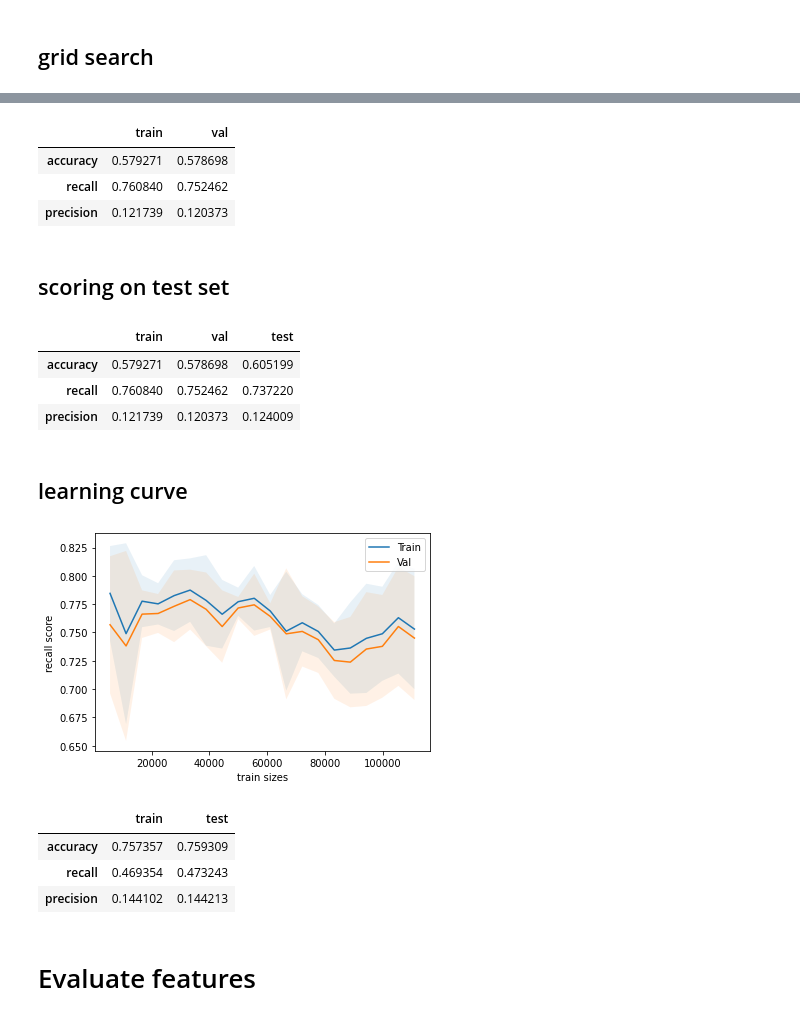
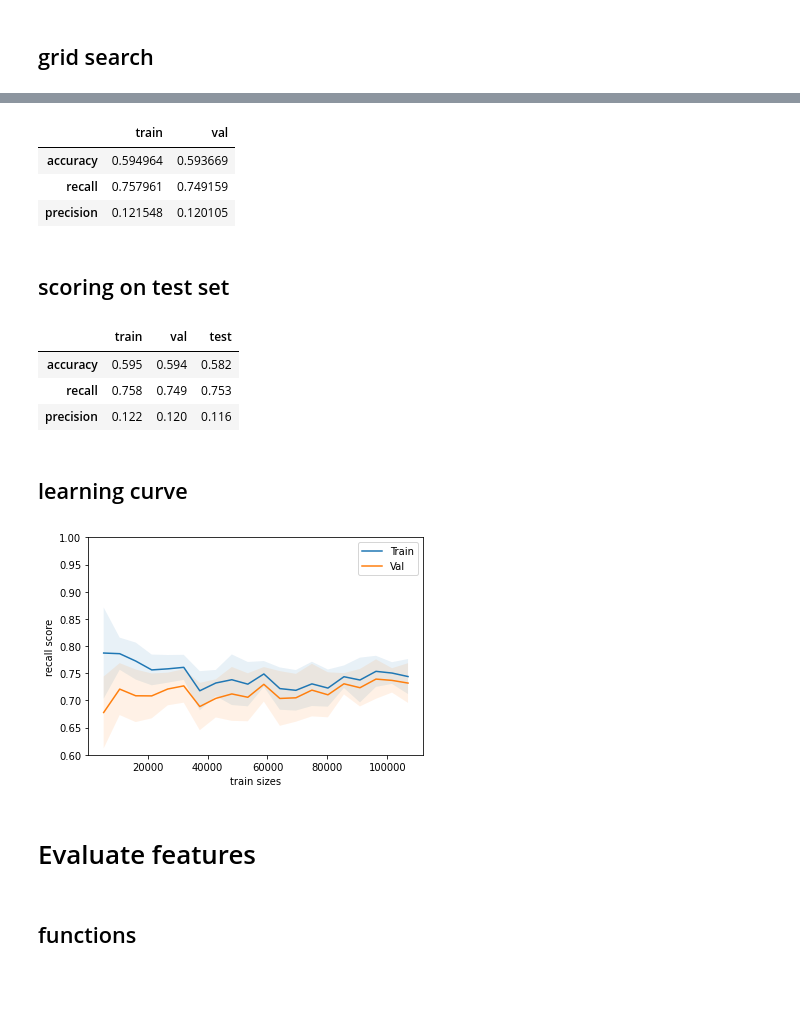
Before and after one commit to hanbo-e/wimlds_emissions, a Jupyter notebook: notebooks/baseline_model_guli.ipynb, the cells around one changed output, grey strips where cells are left out. Drawn from its saved outputs; the diff is of its cells as text; code cells hidden in the pictures; blank space fills up the shorter version.

Commit message:
updated the baseline model after further cleaning data

```diff
--- a/notebooks/baseline_model_guli.ipynb
+++ b/notebooks/baseline_model_guli.ipynb
@@ -107,16 +133,26 @@ X_train[cols].head()
 # %% [markdown]
 ## grid search
 # %%
-tree = DecisionTreeClassifier(class_weight='balanced')
+# Preprocessor
+preprocessor = ColumnTransformer([
+    ('encoder', OneHotEncoder(handle_unknown='ignore'), ['MAKE'])],
+    remainder='passthrough'
+)
+
+# Combine preprocessor and linear model in pipeline
+pipe = Pipeline([
+    ('preprocessing', preprocessor),
+    ('model', DecisionTreeClassifier(class_weight='balanced'))
+])
 
 # Hyperparameter Grid
-grid = {'max_depth': np.arange(2, 20, 1)}
+grid = {'model__max_depth': np.arange(2, 20, 1)}
 
 # Instanciate Grid Search
-search = GridSearchCV(tree,
+search = GridSearchCV(pipe,
                       grid,
                       scoring=['accuracy', 'recall', 'precision'],
-                      cv=5,
+                      cv=10,
                       refit='recall',
                       return_train_score=True,
                       n_jobs=-1
@@ -129,18 +177,18 @@ search.best_params_, search.best_score_
 # %%
 result = search.cv_results_
-tmp = pd.DataFrame({'train':{'accuracy': result['mean_train_accuracy'][1],
-                       'recall': result['mean_train_recall'][1],
-                       'precision': result['mean_train_precision'][1]},
-              'val':{'accuracy': result['mean_test_accuracy'][1],
-                       'recall': result['mean_test_recall'][1],
-                       'precision': result['mean_test_precision'][1]}
+tmp = pd.DataFrame({'train':{'accuracy': result['mean_train_accuracy'][6],
+                       'recall': result['mean_train_recall'][6],
+                       'precision': result['mean_train_precision'][6]},
+              'val':{'accuracy': result['mean_test_accuracy'][6],
+                       'recall': result['mean_test_recall'][6],
+                       'precision': result['mean_test_precision'][6]}
              })
 tmp
 # %% [output]
 |  | train | val |
-| accuracy | 0.579271 | 0.578698 |
-| recall | 0.760840 | 0.752462 |
-| precision | 0.121739 | 0.120373 |
+| accuracy | 0.594964 | 0.593669 |
+| recall | 0.757961 | 0.749159 |
+| precision | 0.121548 | 0.120105 |
 # %% [markdown]
 ## scoring on test set
 # %%
@@ -149,12 +197,12 @@ y_true = y_test
 tmp.loc['accuracy', 'test'] = accuracy_score(y_true, y_pred)
 tmp.loc['recall', 'test'] = recall_score(y_true, y_pred)
 tmp.loc['precision', 'test'] = precision_score(y_true, y_pred)
-tmp
+tmp.round(3)
 # %% [output]
 |  | train | val | test |
-| accuracy | 0.579271 | 0.578698 | 0.605199 |
-| recall | 0.760840 | 0.752462 | 0.737220 |
-| precision | 0.121739 | 0.120373 | 0.124009 |
+| accuracy | 0.595 | 0.594 | 0.582 |
+| recall | 0.758 | 0.749 | 0.753 |
+| precision | 0.122 | 0.120 | 0.116 |
 # %% [markdown]
 ## learning curve
 # %%
@@ -163,57 +211,37 @@ from sklearn.model_selection import ShuffleSplit
 
 cv = ShuffleSplit(n_splits=5, test_size=0.2, random_state=42)
 
 train_sizes, train_scores, test_scores = learning_curve(search.best_estimator_,
                                                         X_train[cols],
                                                         y_train,
                                                         train_sizes=np.linspace(0.05, 1, 20),
                                                         cv=cv,
                                                         scoring='recall',
                                                         n_jobs=-1
                                                        )
 train_scores_mean = np.mean(train_scores, axis=1)
 train_scores_std = np.std(train_scores, axis=1)
 test_scores_mean = np.mean(test_scores, axis=1)
 test_scores_std = np.std(test_scores, axis=1)
 
 plt.plot(train_sizes, train_scores_mean, label = 'Train')
 plt.fill_between(train_sizes,
                  train_scores_mean - train_scores_std,
                  train_scores_mean + train_scores_std,
                  alpha=0.1)
 
 plt.plot(train_sizes, test_scores_mean, label = 'Val')
 plt.fill_between(train_sizes,
                  test_scores_mean - test_scores_std,
                  test_scores_mean + test_scores_std,
                  alpha=0.1)
 plt.legend()
 plt.ylabel('recall score')
-plt.xlabel('train sizes');
+plt.xlabel('train sizes')
+plt.ylim(0.6, 1);
 # %% [output]
-[figure, old version]
+[figure, new version]
-# %%
-from sklearn.metrics import accuracy_score, recall_score, precision_score
-
-scores = {'train':{}, 'test':{}}
-# train set
-y_true = y_train
-y_pred = (X_train.VEHICLE_AGE > 16).astype('int')
-scores['train']['accuracy'] = accuracy_score(y_true, y_pred)
-scores['train']['recall'] = recall_score(y_true, y_pred)
-scores['train']['precision'] = precision_score(y_true, y_pred)
-# test set
-y_true = y_test
-y_pred = (X_test.VEHICLE_AGE > 16).astype('int')
-scores['test']['accuracy'] = accuracy_score(y_true, y_pred)
-scores['test']['recall'] = recall_score(y_true, y_pred)
-scores['test']['precision'] = precision_score(y_true, y_pred)
-
-pd.DataFrame(scores)
-# %% [output]
-|  | train | test |
-| accuracy | 0.757357 | 0.759309 |
-| recall | 0.469354 | 0.473243 |
-| precision | 0.144102 | 0.144213 |
 # %% [markdown]
 # Evaluate features
+# %% [markdown]
+## functions
```
Also changed, not shown: parts of 63 cells of this notebook.
